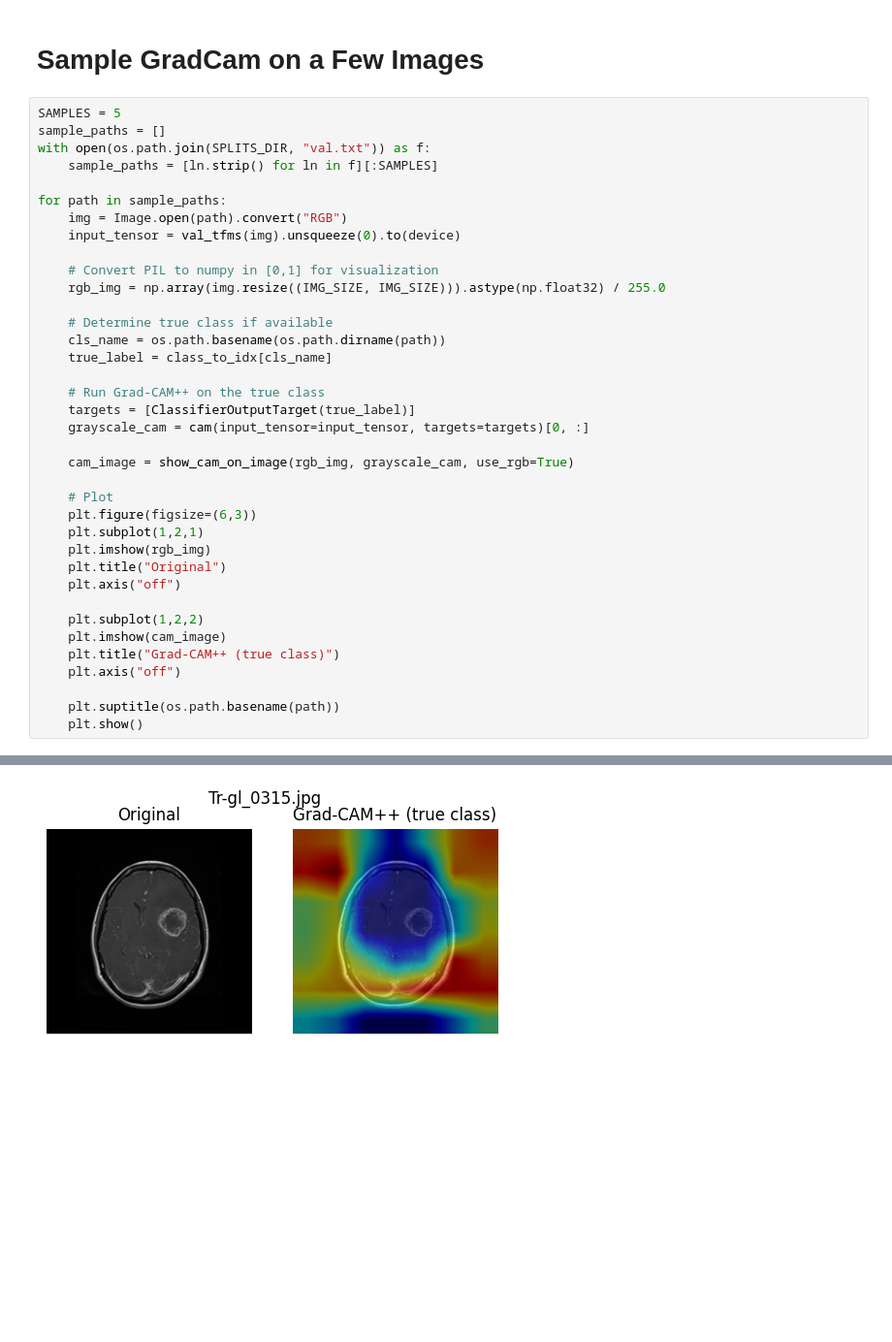
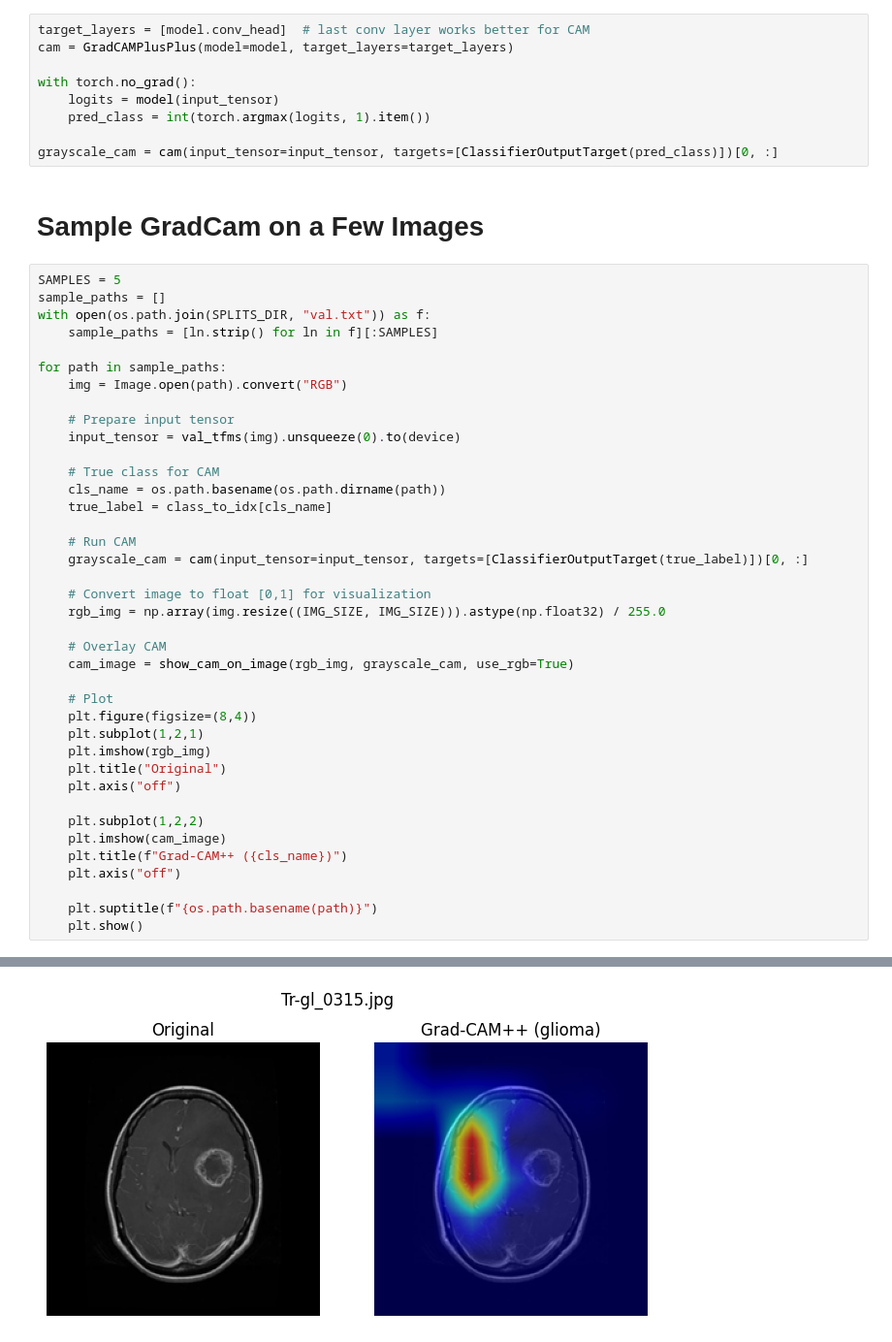
Before and after one commit to Dylan-Geraci/neuroimaging-tumor-detector, a Jupyter notebook: notebooks/03_eval_cam.ipynb, the cells around one changed output, grey strips where cells are left out. Shown at 97% size. Drawn from its saved outputs; the diff is of its cells as text; blank space fills up the shorter version.

```diff
--- a/notebooks/03_eval_cam.ipynb
+++ b/notebooks/03_eval_cam.ipynb
@@ -89,3 +84,12 @@ cam = GradCAMPlusPlus(model=model, target_layers=target_layers)
+# %%
+target_layers = [model.conv_head]  # last conv layer works better for CAM
+cam = GradCAMPlusPlus(model=model, target_layers=target_layers)
+
+with torch.no_grad():
+    logits = model(input_tensor)
+    pred_class = int(torch.argmax(logits, 1).item())
+
+grayscale_cam = cam(input_tensor=input_tensor, targets=[ClassifierOutputTarget(pred_class)])[0, :]
 # %% [markdown]
 # Sample GradCam on a Few Images
 # %%
@@ -96,23 +100,25 @@ with open(os.path.join(SPLITS_DIR, "val.txt")) as f:
 
 for path in sample_paths:
     img = Image.open(path).convert("RGB")
+
+    # Prepare input tensor
     input_tensor = val_tfms(img).unsqueeze(0).to(device)
 
-    # Convert PIL to numpy in [0,1] for visualization
-    rgb_img = np.array(img.resize((IMG_SIZE, IMG_SIZE))).astype(np.float32) / 255.0
-
-    # Determine true class if available
+    # True class for CAM
     cls_name = os.path.basename(os.path.dirname(path))
     true_label = class_to_idx[cls_name]
 
-    # Run Grad-CAM++ on the true class
-    targets = [ClassifierOutputTarget(true_label)]
-    grayscale_cam = cam(input_tensor=input_tensor, targets=targets)[0, :]
+    # Run CAM
+    grayscale_cam = cam(input_tensor=input_tensor, targets=[ClassifierOutputTarget(true_label)])[0, :]
 
+    # Convert image to float [0,1] for visualization
+    rgb_img = np.array(img.resize((IMG_SIZE, IMG_SIZE))).astype(np.float32) / 255.0
+
+    # Overlay CAM
     cam_image = show_cam_on_image(rgb_img, grayscale_cam, use_rgb=True)
 
     # Plot
-    plt.figure(figsize=(6,3))
+    plt.figure(figsize=(8,4))
     plt.subplot(1,2,1)
     plt.imshow(rgb_img)
     plt.title("Original")
@@ -120,9 +126,9 @@ for path in sample_paths:
 
     plt.subplot(1,2,2)
     plt.imshow(cam_image)
-    plt.title("Grad-CAM++ (true class)")
+    plt.title(f"Grad-CAM++ ({cls_name})")
     plt.axis("off")
 
-    plt.suptitle(os.path.basename(path))
+    plt.suptitle(f"{os.path.basename(path)}")
     plt.show()
 # %% [output]
@@ -133 +139 @@ for path in sample_paths:
-[figure, old version]
+[figure, new version]
```
Also changed, not shown: parts of 3 cells of this notebook.
